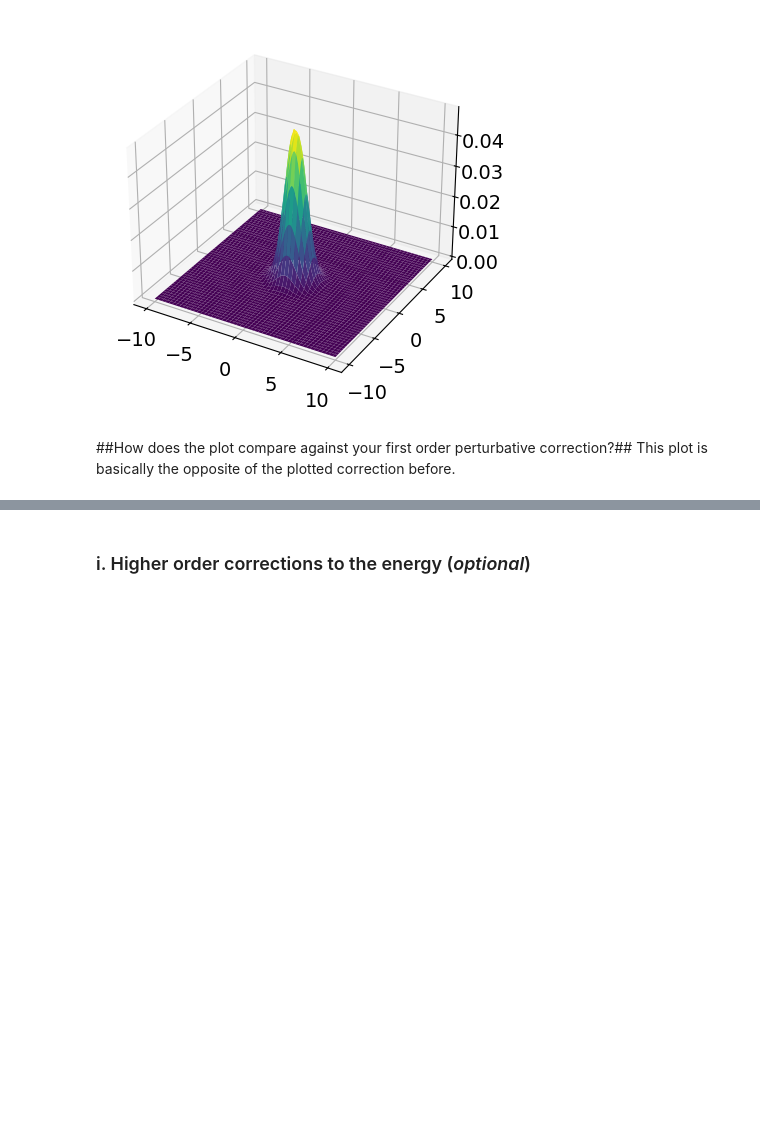
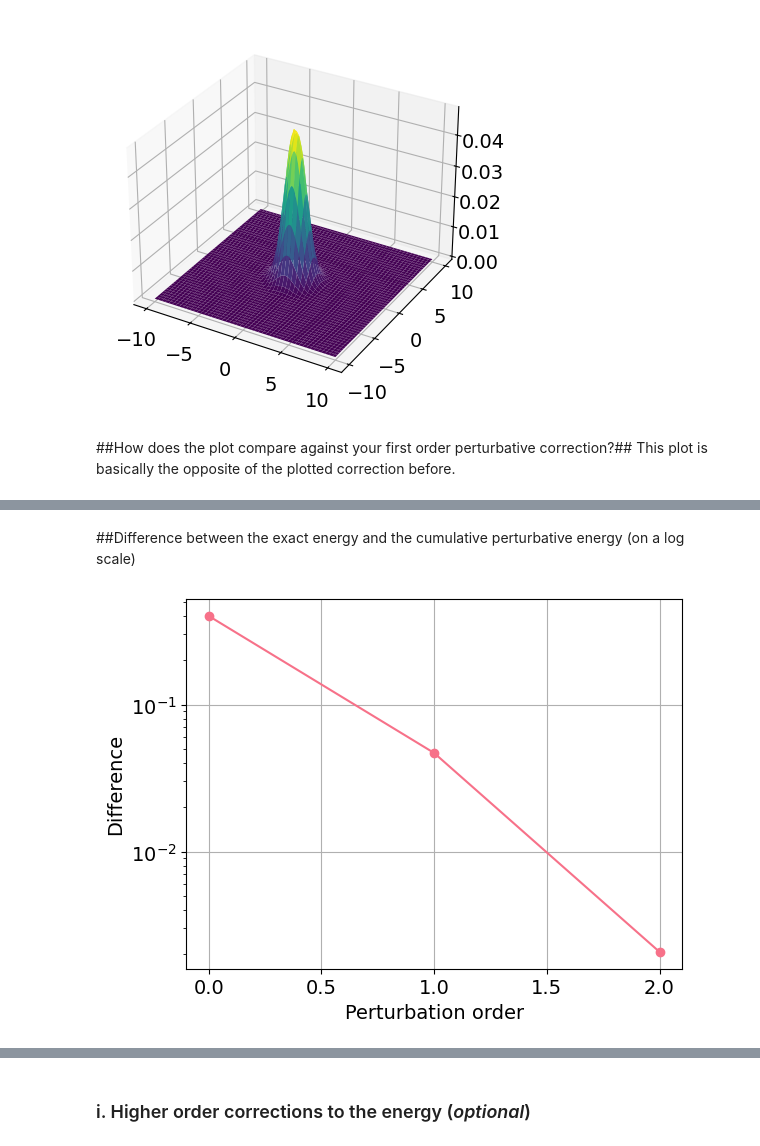
Before and after one commit to mvela31/PHYS487hws, a Jupyter notebook: quantum_mechanics/PerturbationTheory.ipynb, the cells around one changed output, grey strips where cells are left out. Drawn from its saved outputs; the diff is of its cells as text; code cells hidden in the pictures; blank space fills up the shorter version.

```diff
--- a/quantum_mechanics/PerturbationTheory.ipynb
+++ b/quantum_mechanics/PerturbationTheory.ipynb
@@ -592,0 +623,15 @@ This plot is basically the opposite of the plotted correction before.
+# %% [markdown]
+##Difference between the exact energy and the cumulative perturbative energy (on a log scale)
+# %%
+def plotDiffs(Es, exact_energy):
+  E_cum = calc_Ecum(Es)
+  diff = np.abs(exact_energy - np.array(E_cum))
+  plt.yscale("log")
+  plt.plot(np.arange(len(Es)), diff, marker='o')
+  plt.xlabel("Perturbation order")
+  plt.ylabel("Difference")
+  plt.grid(True)
+
+plotDiffs(Es_, Exact_Energy)
+# %% [output]
+[figure, added]
```
Also changed, not shown: parts of 10 cells of this notebook.
